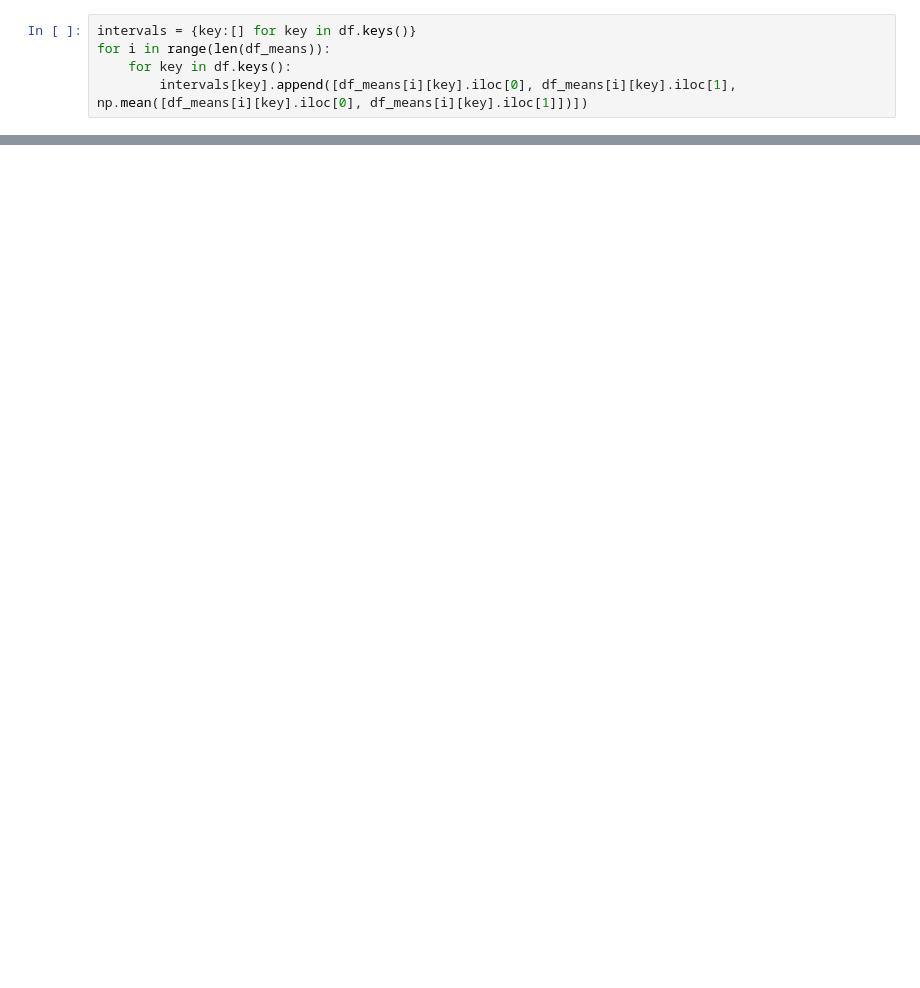
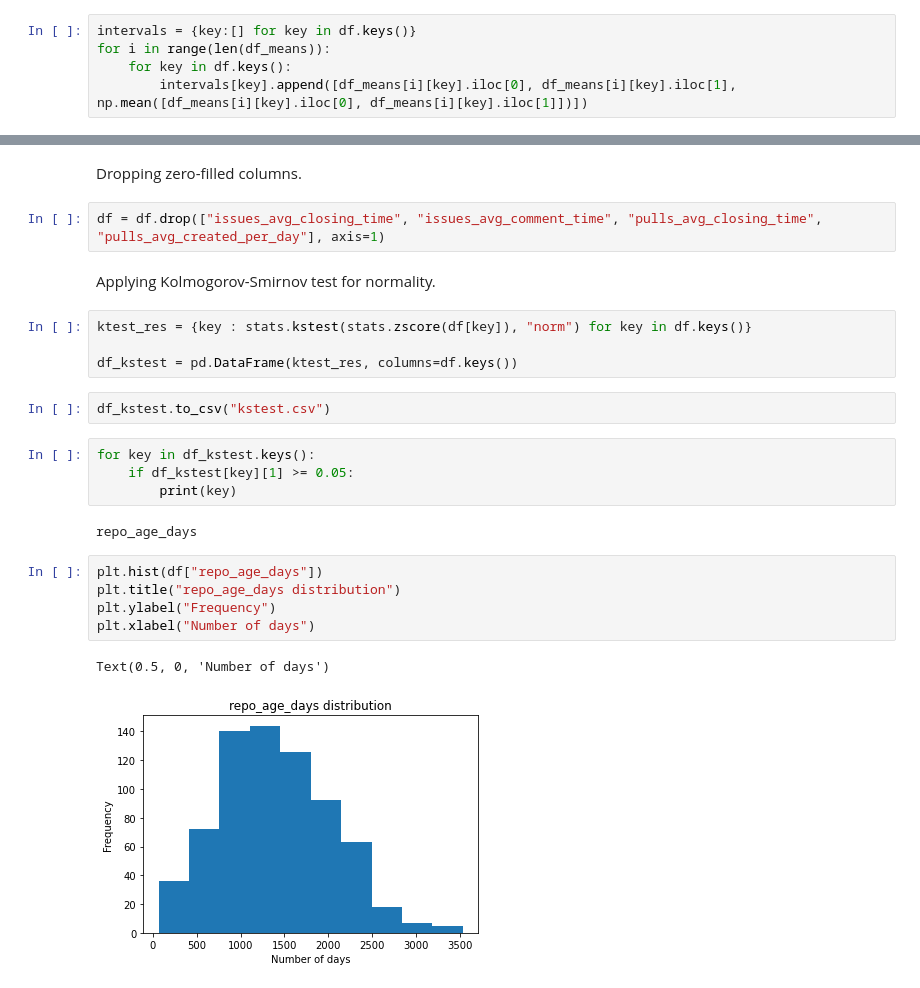
Before and after one commit to Eponeshnikov/ASMetrics, a Jupyter notebook: main.ipynb, the cells around one changed output, grey strips where cells are left out. Saved outputs shown, nothing was run; the diff lists cells and outputs as text; blank space fills up the shorter version.

Commit message:
Performed KStest on the dataset

```diff
--- a/main.ipynb
+++ b/main.ipynb
@@ -98 +104,27 @@ for key in df.keys():
 ... (66 outputs left out)
+# %% [markdown]
+Dropping zero-filled columns.
+# %%
+df = df.drop(["issues_avg_closing_time", "issues_avg_comment_time", "pulls_avg_closing_time", "pulls_avg_created_per_day"], axis=1)
+# %% [markdown]
+Applying Kolmogorov-Smirnov test for normality.
+# %%
+ktest_res = {key : stats.kstest(stats.zscore(df[key]), "norm") for key in df.keys()}
+
+df_kstest = pd.DataFrame(ktest_res, columns=df.keys())
+# %%
+df_kstest.to_csv("kstest.csv")
+# %%
+for key in df_kstest.keys():
+    if df_kstest[key][1] >= 0.05:
+        print(key)
+# %% [output]
+repo_age_days
+# %%
+plt.hist(df["repo_age_days"])
+plt.title("repo_age_days distribution")
+plt.ylabel("Frequency")
+plt.xlabel("Number of days")
+# %% [output]
+Text(0.5, 0, 'Number of days')
+[figure, added]
```
Also changed, not shown: parts of 8 cells of this notebook.
